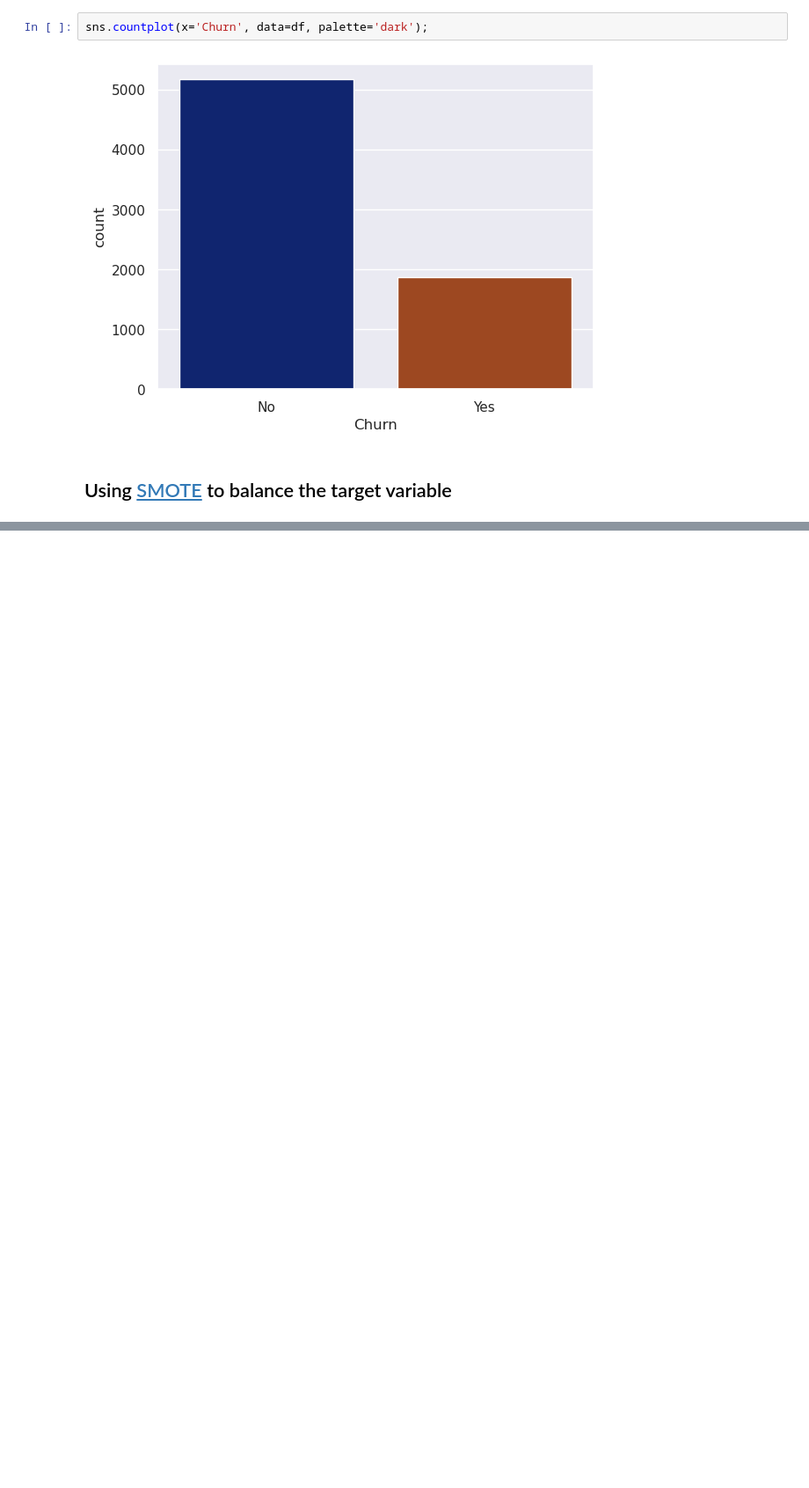
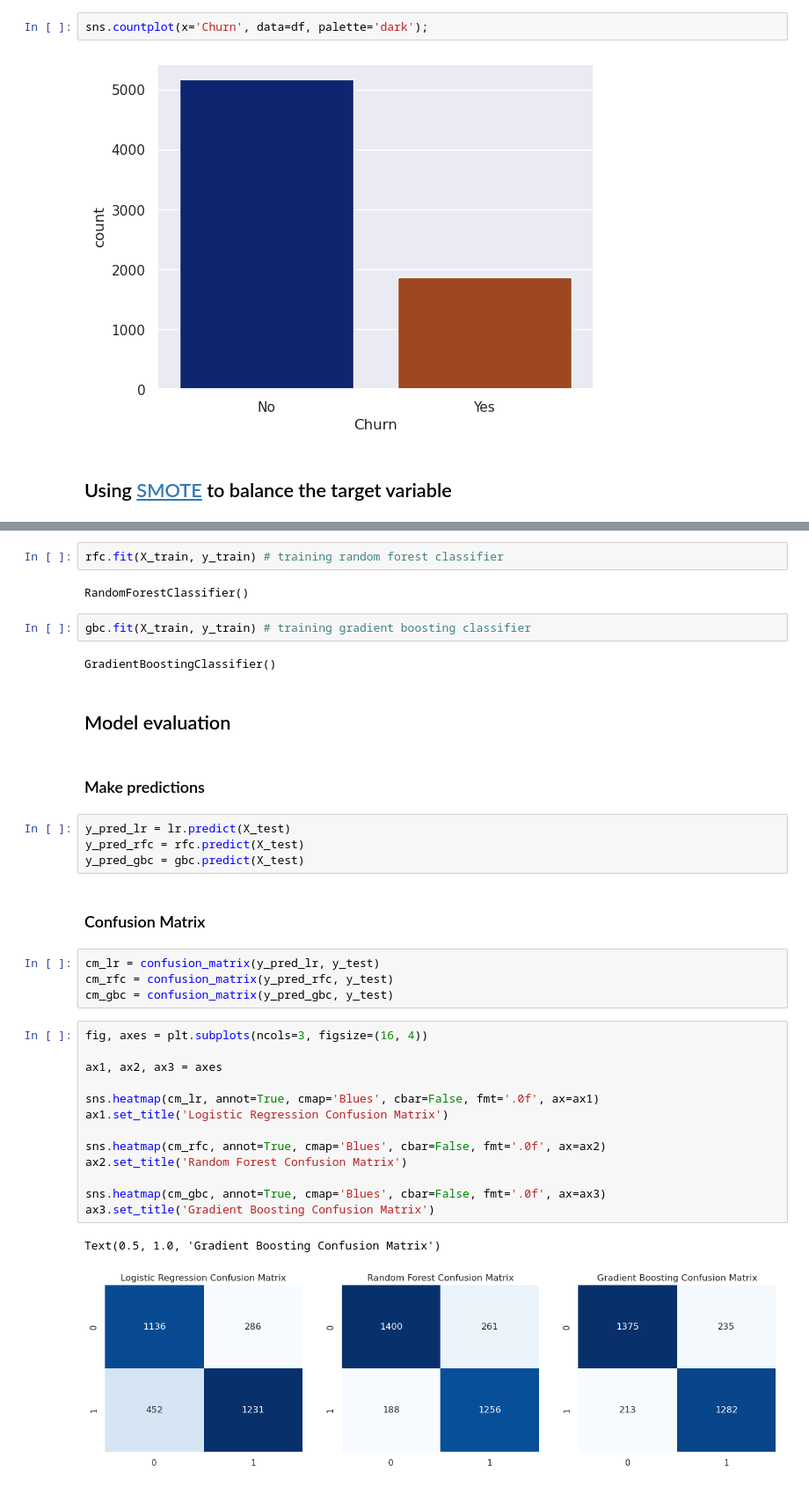
Before and after one commit to luanpbrasil/alura-voz-churn-prediction, a Jupyter notebook: notebooks/preprocessing_and_modeling-week_3.ipynb, the cells around one changed output, grey strips where cells are left out. Shown at 88% size. Drawn from its saved outputs; the diff is of its cells as text; blank space fills up the shorter version.

Commit message:
Model training and evaluation

```diff
--- a/notebooks/preprocessing_and_modeling-week_3.ipynb
+++ b/notebooks/preprocessing_and_modeling-week_3.ipynb
@@ -128,0 +181,38 @@ X_res, y_res = sm.fit_resample(X, y)
+# %%
+rfc.fit(X_train, y_train) # training random forest classifier
+# %% [output]
+RandomForestClassifier()
+# %%
+gbc.fit(X_train, y_train) # training gradient boosting classifier
+# %% [output]
+GradientBoostingClassifier()
+# %% [markdown]
+## Model evaluation
+# %% [markdown]
+### Make predictions
+# %%
+y_pred_lr = lr.predict(X_test)
+y_pred_rfc = rfc.predict(X_test)
+y_pred_gbc = gbc.predict(X_test)
+# %% [markdown]
+### Confusion Matrix
+# %%
+cm_lr = confusion_matrix(y_pred_lr, y_test)
+cm_rfc = confusion_matrix(y_pred_rfc, y_test)
+cm_gbc = confusion_matrix(y_pred_gbc, y_test)
+# %%
+fig, axes = plt.subplots(ncols=3, figsize=(16, 4))
+
+ax1, ax2, ax3 = axes
+
+sns.heatmap(cm_lr, annot=True, cmap='Blues', cbar=False, fmt='.0f', ax=ax1)
+ax1.set_title('Logistic Regression Confusion Matrix')
+
+sns.heatmap(cm_rfc, annot=True, cmap='Blues', cbar=False, fmt='.0f', ax=ax2)
+ax2.set_title('Random Forest Confusion Matrix')
+
+sns.heatmap(cm_gbc, annot=True, cmap='Blues', cbar=False, fmt='.0f', ax=ax3)
+ax3.set_title('Gradient Boosting Confusion Matrix')
+# %% [output]
+Text(0.5, 1.0, 'Gradient Boosting Confusion Matrix')
+[figure, added]
```
Also changed, not shown: parts of 19 cells of this notebook.
